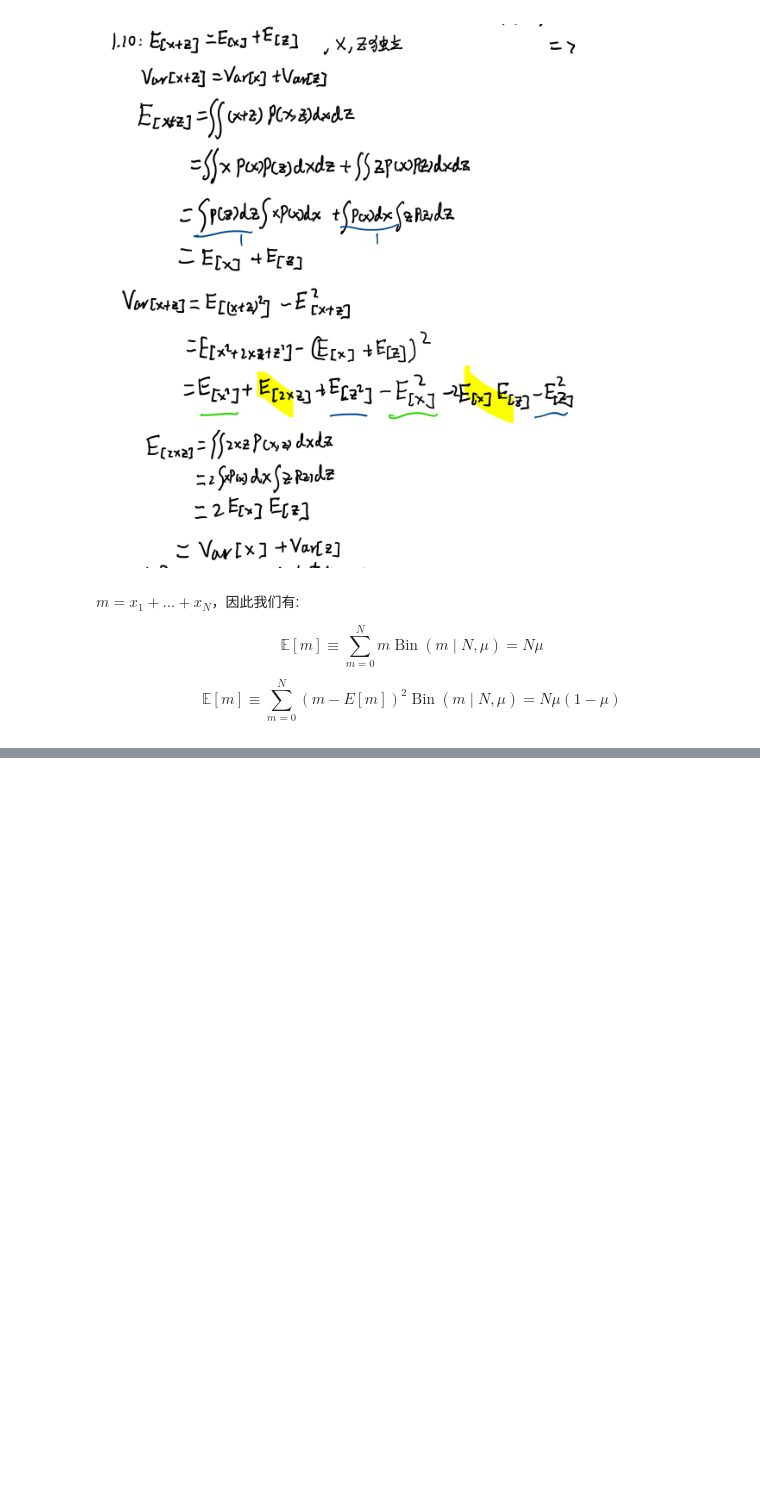
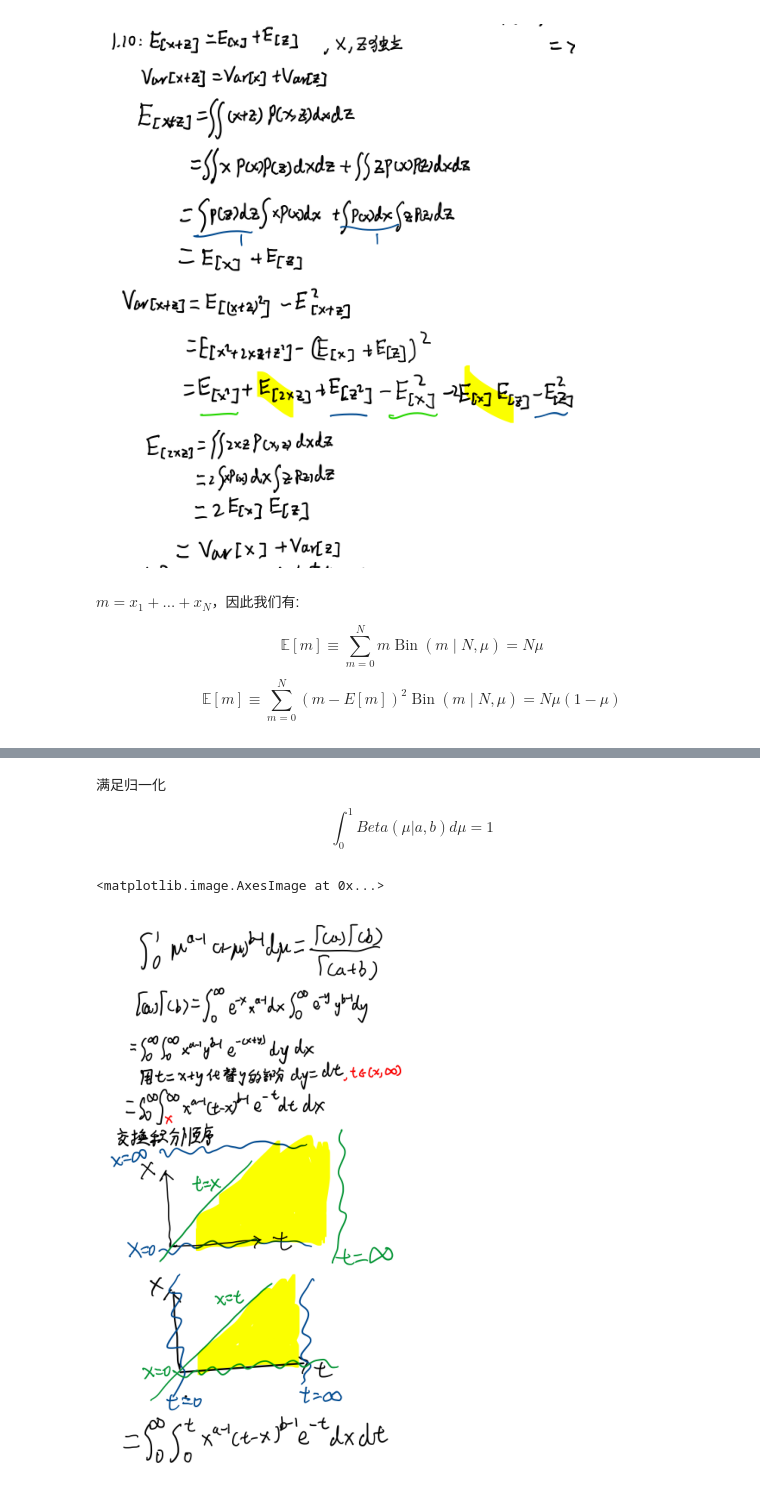
Before and after one commit to jiangyiqun233/PRML_learning, a Jupyter notebook: PRML_formula/2.概率分布.ipynb, the cells around one changed output, grey strips where cells are left out. Drawn from its saved outputs; the diff is of its cells as text; code cells hidden in the pictures; blank space fills up the shorter version.

```diff
--- a/PRML_formula/2.概率分布.ipynb
+++ b/PRML_formula/2.概率分布.ipynb
@@ -143,0 +162,13 @@ $$
+# %% [markdown]
+满足归一化
+
+$$ \int_0^1 Beta(\mu|a,b)d\mu = 1 \tag{2.14} $$
+# %%
+# 归一化证明up
+fig, ax = plt.subplots(figsize=(10, 10))
+d = plt.imread('./graph/2.1.1归一化证明up.png')
+plt.axis('off')
+ax.imshow(d)
+# %% [output]
+<matplotlib.image.AxesImage at 0x...>
+[figure, added]
```
Also changed, not shown: parts of 13 cells of this notebook, 8 other files.
